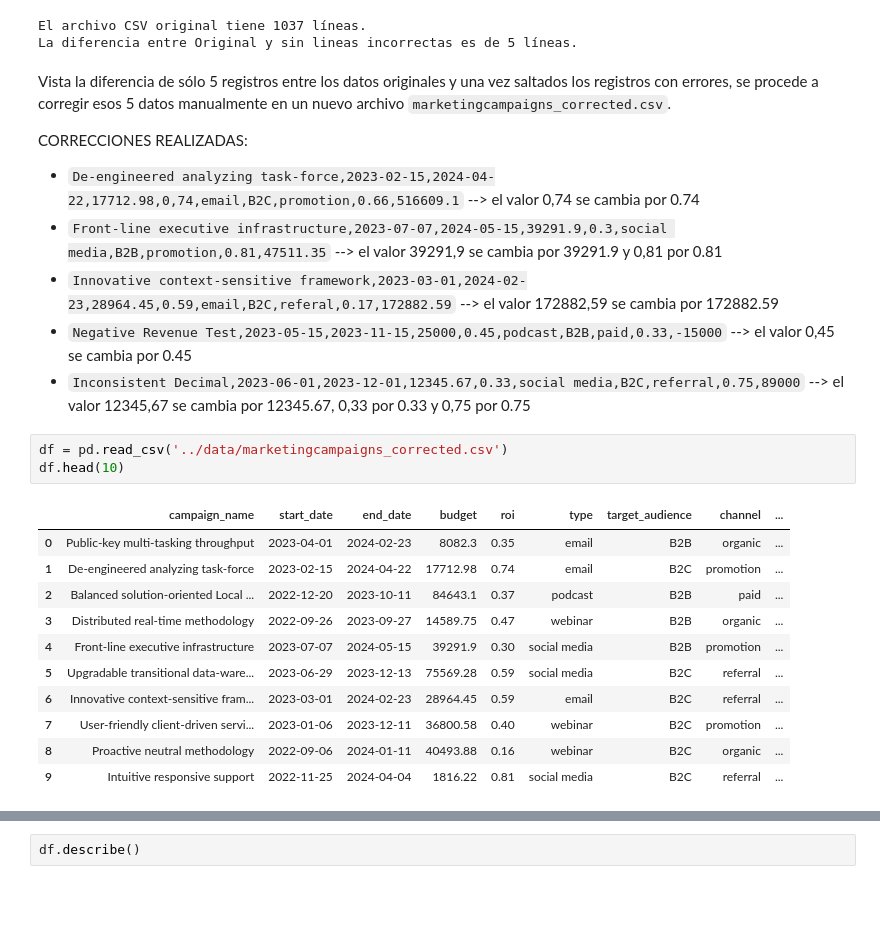
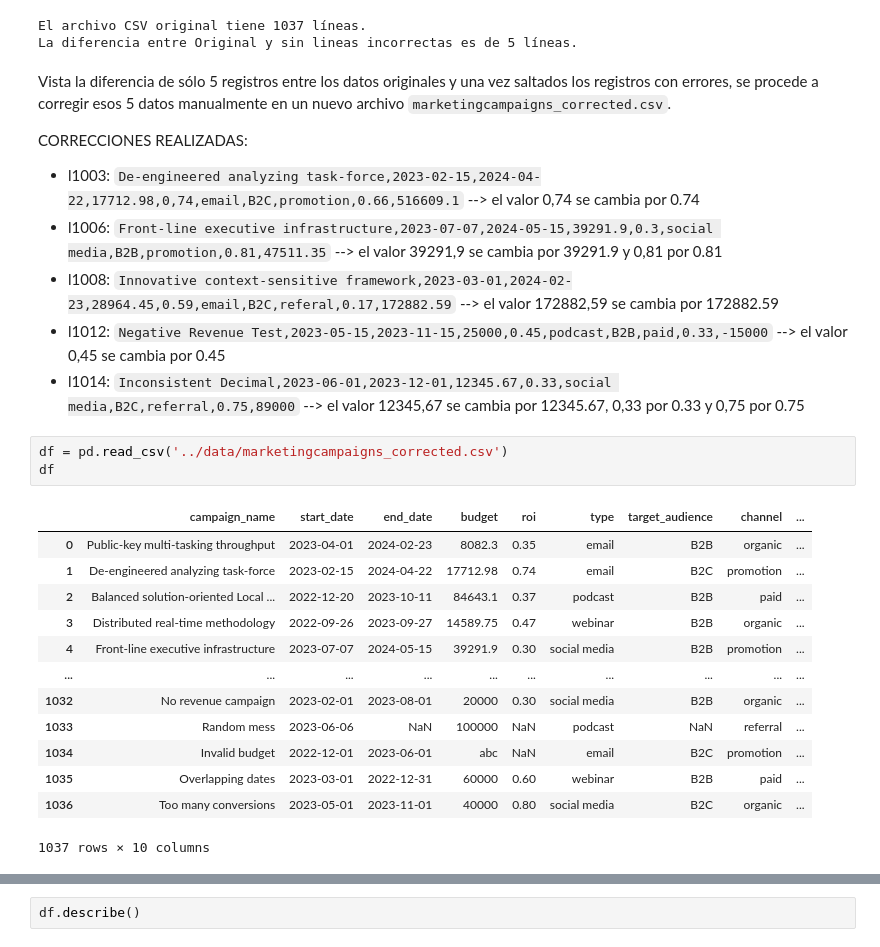
Before and after one commit to PabloBdL/Marketing, a Jupyter notebook: notebooks/preprocessing.ipynb, the cells around one changed output, grey strips where cells are left out. Cells and saved outputs as stored; diff of their text form; blank space fills up the shorter version.

```diff
--- a/notebooks/preprocessing.ipynb
+++ b/notebooks/preprocessing.ipynb
@@ -21,26 +21,28 @@ La diferencia entre Original y sin lineas incorrectas es de 5 líneas.
 Vista la diferencia de sólo 5 registros entre los datos originales y una vez saltados los registros con errores, se procede a corregir esos 5 datos manualmente en un nuevo archivo `marketingcampaigns_corrected.csv`.
 
 CORRECCIONES REALIZADAS:
-* `De-engineered analyzing task-force,2023-02-15,2024-04-22,17712.98,0,74,email,B2C,promotion,0.66,516609.1` --> el valor 0,74 se cambia por 0.74
-* `Front-line executive infrastructure,2023-07-07,2024-05-15,39291.9,0.3,social media,B2B,promotion,0.81,47511.35` --> el valor 39291,9 se cambia por 39291.9 y 0,81 por 0.81
-* `Innovative context-sensitive framework,2023-03-01,2024-02-23,28964.45,0.59,email,B2C,referal,0.17,172882.59` --> el valor 172882,59 se cambia por 172882.59
-* `Negative Revenue Test,2023-05-15,2023-11-15,25000,0.45,podcast,B2B,paid,0.33,-15000` --> el valor 0,45 se cambia por 0.45
-* `Inconsistent Decimal,2023-06-01,2023-12-01,12345.67,0.33,social media,B2C,referral,0.75,89000` --> el valor 12345,67 se cambia por 12345.67, 0,33 por 0.33 y 0,75 por 0.75
+* l1003: `De-engineered analyzing task-force,2023-02-15,2024-04-22,17712.98,0,74,email,B2C,promotion,0.66,516609.1` --> el valor 0,74 se cambia por 0.74
+* l1006: `Front-line executive infrastructure,2023-07-07,2024-05-15,39291.9,0.3,social media,B2B,promotion,0.81,47511.35` --> el valor 39291,9 se cambia por 39291.9 y 0,81 por 0.81
+* l1008: `Innovative context-sensitive framework,2023-03-01,2024-02-23,28964.45,0.59,email,B2C,referal,0.17,172882.59` --> el valor 172882,59 se cambia por 172882.59
+* l1012: `Negative Revenue Test,2023-05-15,2023-11-15,25000,0.45,podcast,B2B,paid,0.33,-15000` --> el valor 0,45 se cambia por 0.45
+* l1014: `Inconsistent Decimal,2023-06-01,2023-12-01,12345.67,0.33,social media,B2C,referral,0.75,89000` --> el valor 12345,67 se cambia por 12345.67, 0,33 por 0.33 y 0,75 por 0.75
 # %%
 df = pd.read_csv('../data/marketingcampaigns_corrected.csv')
-df.head(10)
+df
 # %% [output]
 |  | campaign_name | start_date | end_date | budget | roi | type | target_audience | channel | ... |
 | 0 | Public-key multi-tasking throughput | 2023-04-01 | 2024-02-23 | 8082.3 | 0.35 | email | B2B | organic | ... |
 | 1 | De-engineered analyzing task-force | 2023-02-15 | 2024-04-22 | 17712.98 | 0.74 | email | B2C | promotion | ... |
 | 2 | Balanced solution-oriented Local ... | 2022-12-20 | 2023-10-11 | 84643.1 | 0.37 | podcast | B2B | paid | ... |
 | 3 | Distributed real-time methodology | 2022-09-26 | 2023-09-27 | 14589.75 | 0.47 | webinar | B2B | organic | ... |
 | 4 | Front-line executive infrastructure | 2023-07-07 | 2024-05-15 | 39291.9 | 0.30 | social media | B2B | promotion | ... |
-| 5 | Upgradable transitional data-ware... | 2023-06-29 | 2023-12-13 | 75569.28 | 0.59 | social media | B2C | referral | ... |
-| 6 | Innovative context-sensitive fram... | 2023-03-01 | 2024-02-23 | 28964.45 | 0.59 | email | B2C | referral | ... |
-| 7 | User-friendly client-driven servi... | 2023-01-06 | 2023-12-11 | 36800.58 | 0.40 | webinar | B2C | promotion | ... |
-| 8 | Proactive neutral methodology | 2022-09-06 | 2024-01-11 | 40493.88 | 0.16 | webinar | B2C | organic | ... |
-| 9 | Intuitive responsive support | 2022-11-25 | 2024-04-04 | 1816.22 | 0.81 | social media | B2C | referral | ... |
+| ... | ... | ... | ... | ... | ... | ... | ... | ... | ... |
+| 1032 | No revenue campaign | 2023-02-01 | 2023-08-01 | 20000 | 0.30 | social media | B2B | organic | ... |
+| 1033 | Random mess | 2023-06-06 | NaN | 100000 | NaN | podcast | NaN | referral | ... |
+| 1034 | Invalid budget | 2022-12-01 | 2023-06-01 | abc | NaN | email | B2C | promotion | ... |
+| 1035 | Overlapping dates | 2023-03-01 | 2022-12-31 | 60000 | 0.60 | webinar | B2B | paid | ... |
+| 1036 | Too many conversions | 2023-05-01 | 2023-11-01 | 40000 | 0.80 | social media | B2C | organic | ... |
+1037 rows × 10 columns
 # %%
 # información preliminar de los datos
 '''
```
Also changed, not shown: parts of 5 cells of this notebook.
